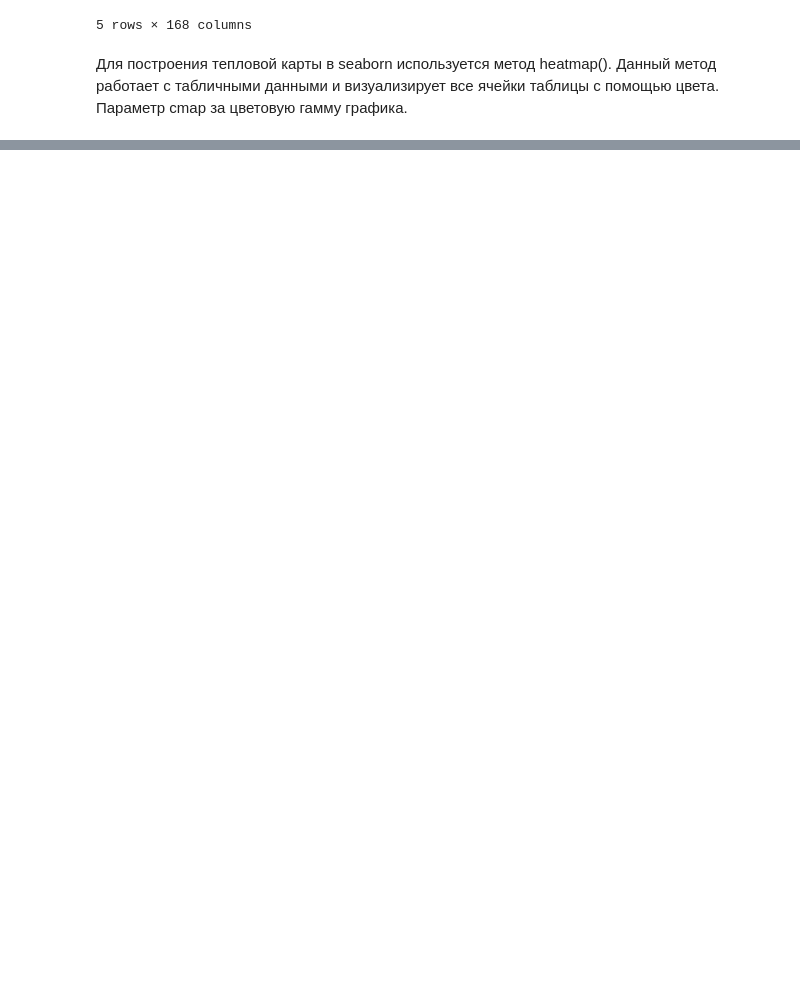
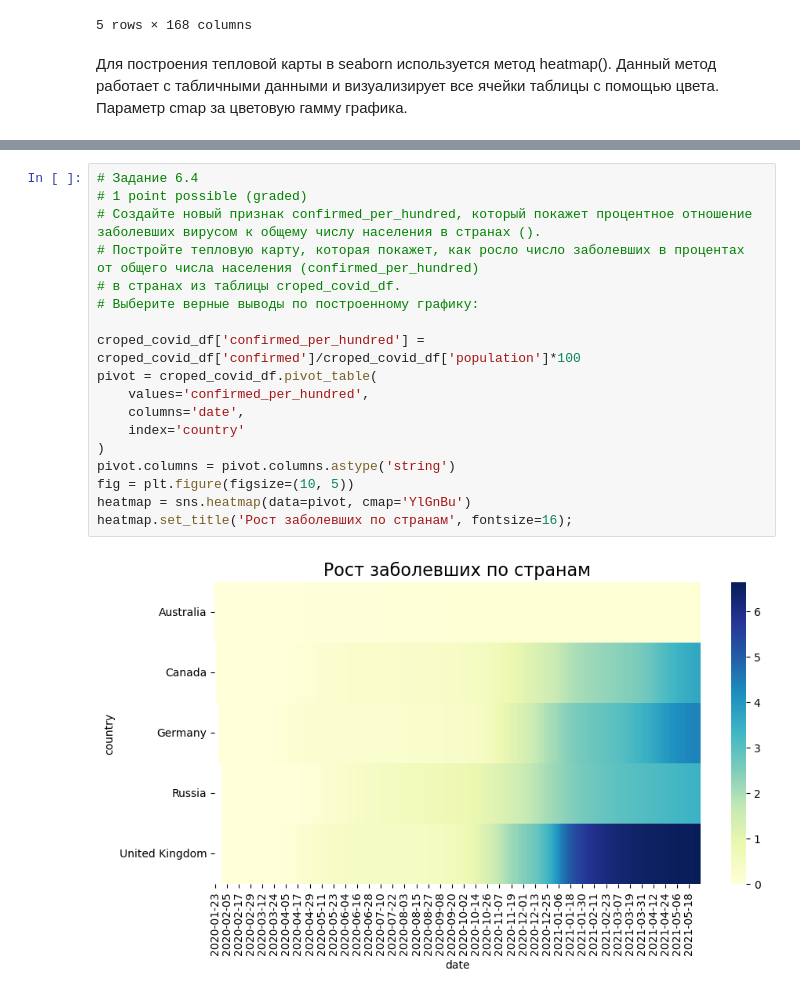
Before and after one commit to Alla-Kr/Alladata, a Jupyter notebook: SkillFactory/PY-13. Визуализация/Visualization_Seaborn.ipynb, the cells around one changed output, grey strips where cells are left out. Saved outputs shown, nothing was run; the diff lists cells and outputs as text; blank space fills up the shorter version.

```diff
--- a/SkillFactory/PY-13. Визуализация/Visualization_Seaborn.ipynb
+++ b/SkillFactory/PY-13. Визуализация/Visualization_Seaborn.ipynb
@@ -170,0 +172,20 @@ heatmap.set_title('Тепловая карта вакцинации', fontsize=1
+# %%
+# Задание 6.4
+# 1 point possible (graded)
+# Создайте новый признак confirmed_per_hundred, который покажет процентное отношение заболевших вирусом к общему числу населения в странах ().
+# Постройте тепловую карту, которая покажет, как росло число заболевших в процентах от общего числа населения (confirmed_per_hundred)
+# в странах из таблицы croped_covid_df.
+# Выберите верные выводы по построенному графику:
+
+croped_covid_df['confirmed_per_hundred'] = croped_covid_df['confirmed']/croped_covid_df['population']*100
+pivot = croped_covid_df.pivot_table(
+    values='confirmed_per_hundred',
+    columns='date',
+    index='country'
+)
+pivot.columns = pivot.columns.astype('string')
+fig = plt.figure(figsize=(10, 5))
+heatmap = sns.heatmap(data=pivot, cmap='YlGnBu')
+heatmap.set_title('Рост заболевших по странам', fontsize=16);
+# %% [output]
+[figure, added]
```
Also changed, not shown: parts of 5 cells of this notebook.
